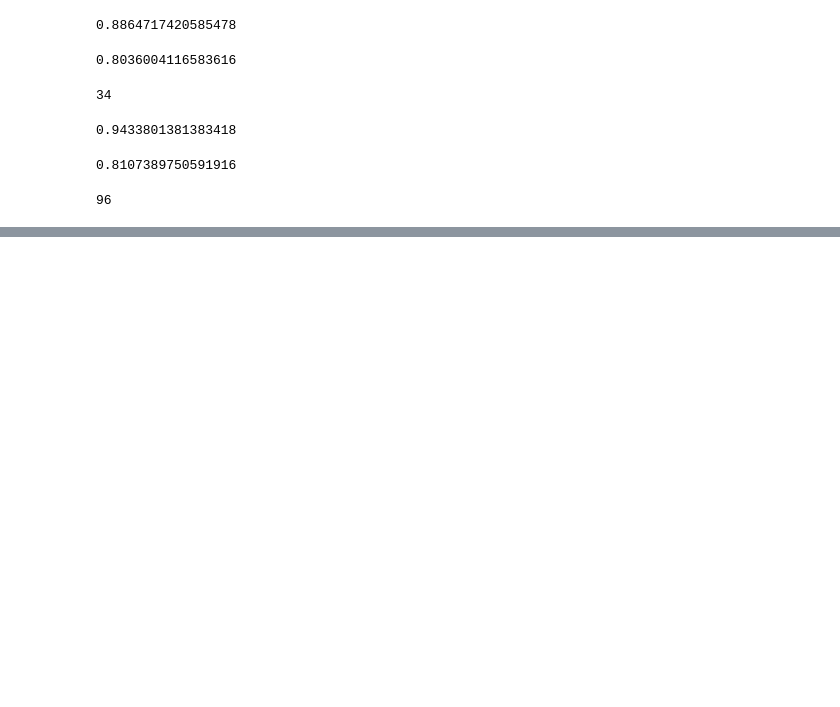
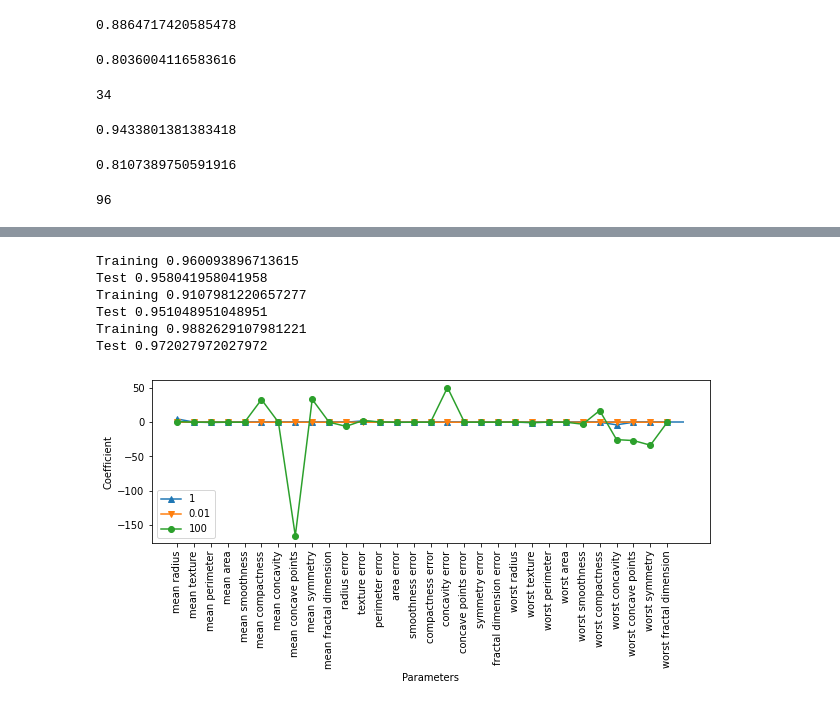
Before and after one commit to aashish-2096/Notebooks, a Jupyter notebook: Supervised learning.ipynb, the cells around one changed output, grey strips where cells are left out. Drawn from its saved outputs; the diff is of its cells as text; code cells hidden in the pictures; blank space fills up the shorter version.

```diff
--- a/Supervised learning.ipynb
+++ b/Supervised learning.ipynb
@@ -399,0 +349,2 @@ plt.rcParams['figure.figsize'] = (10,3)
+# %%
+cancer = load_breast_cancer()
@@ -399,0 +390,20 @@ plt.rcParams['figure.figsize'] = (10,3)
+# %%
+for C,marker in zip([1,0.01,100],['^','v','o']):
+    l1_reg =  LogisticRegression(C=C,penalty='l1',solver='liblinear').fit(X_train,y_train)
+    print('Training {}'.format(l1_reg.score(X_train,y_train)))
+    print('Test {}'.format(l1_reg.score(X_test,y_test)))
+    plt.plot(l1_reg.coef_.T,marker=marker,label='{}'.format(C))
+plt.hlines(0,0,cancer.data.shape[1])
+plt.xticks(range(0,cancer.data.shape[1]),cancer.feature_names,rotation=90)
+plt.xlabel('Parameters')
+plt.ylabel('Coefficient')
+plt.legend()
+plt.rcParams['figure.figsize'] = (5,2)
+# %% [output]
+Training 0.960093896713615
+Test 0.958041958041958
+Training 0.9107981220657277
+Test 0.951048951048951
+Training 0.9882629107981221
+Test 0.972027972027972
+[figure, added]
```
Also changed, not shown: parts of 51 cells of this notebook, 3 other files.
